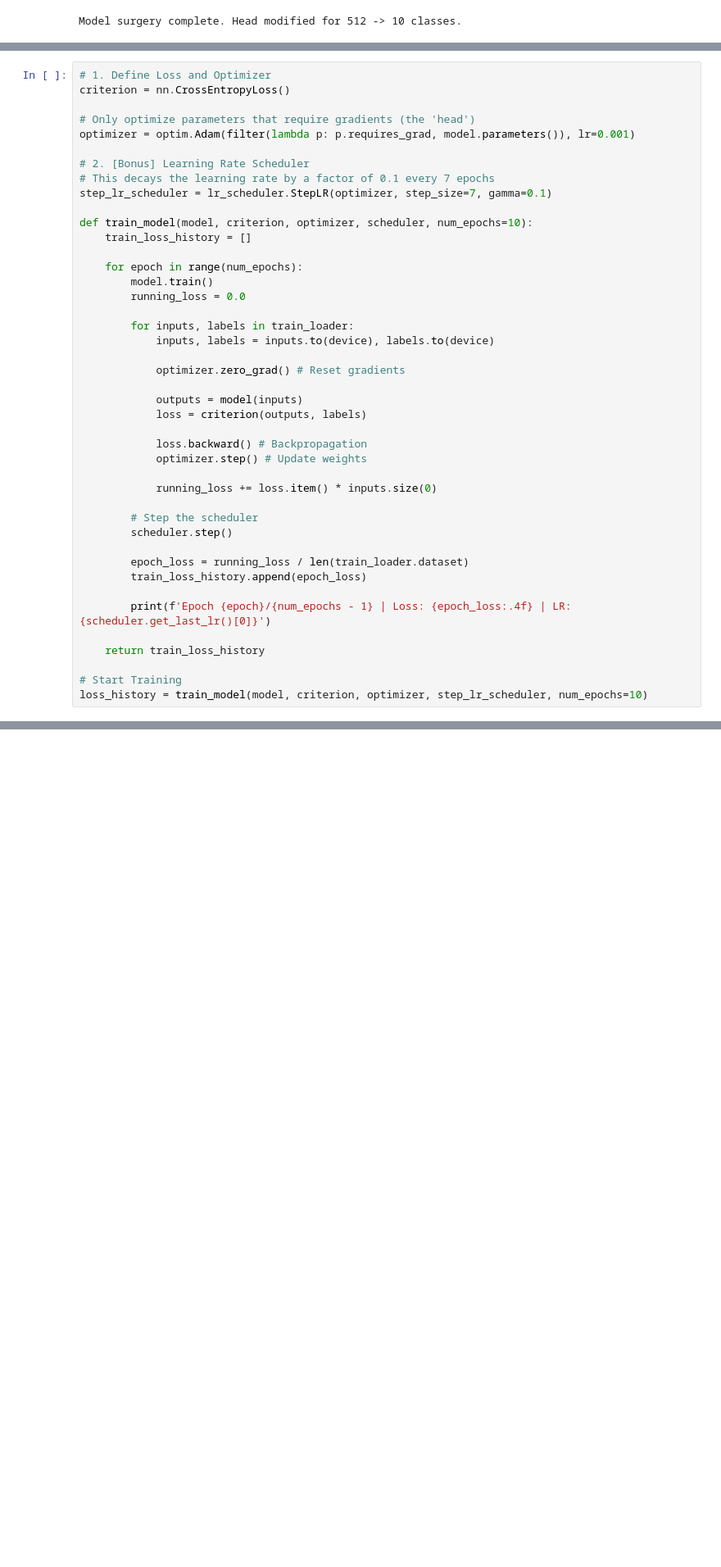
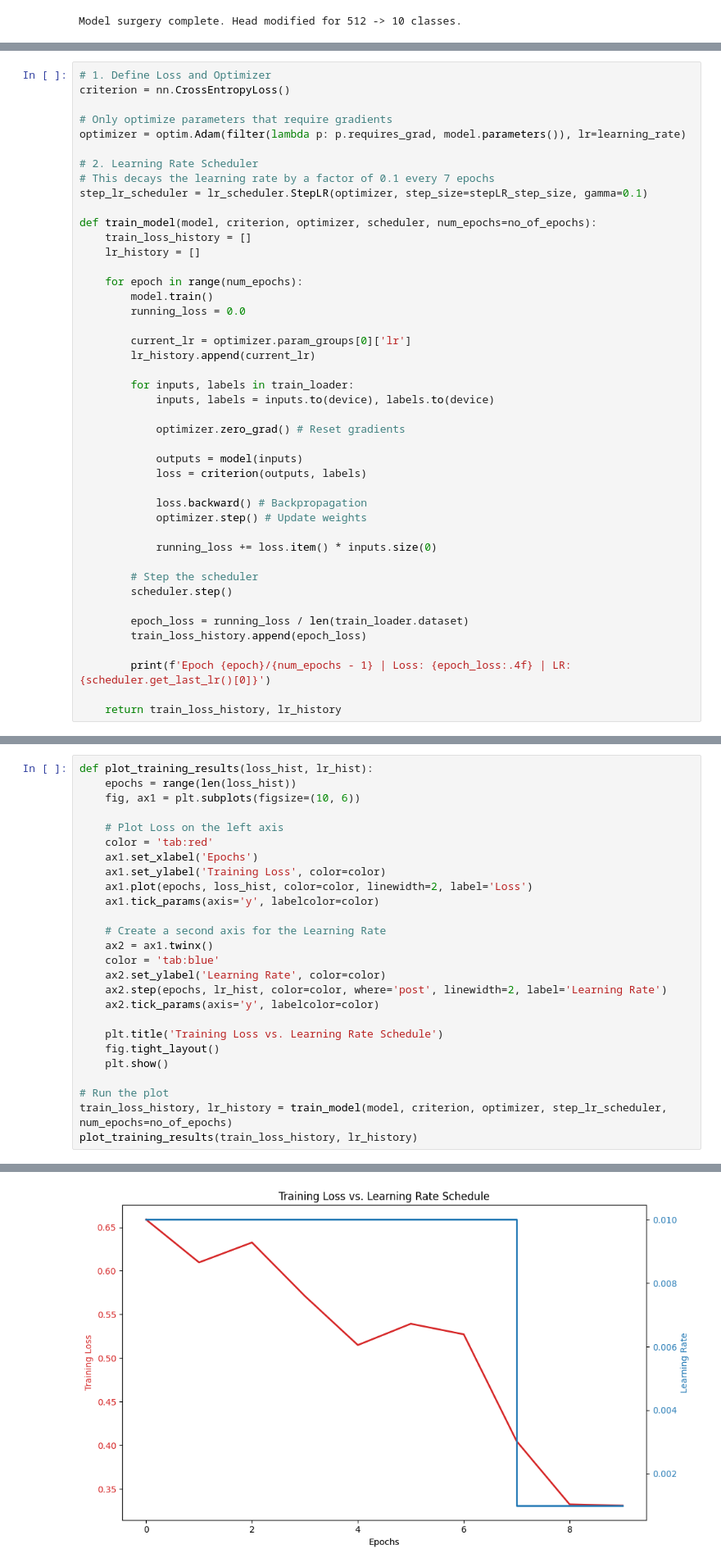
Before and after one commit to p-retrover/basic_machine_learning, a Jupyter notebook: fine_tuning_pretrained_model/training.ipynb, the cells around one changed output, grey strips where cells are left out. Shown at 82% size. Saved outputs shown, nothing was run; the diff lists cells and outputs as text; blank space fills up the shorter version.

Commit message:
training complete

```diff
--- a/fine_tuning_pretrained_model/training.ipynb
+++ b/fine_tuning_pretrained_model/training.ipynb
@@ -209,19 +311,23 @@ Epoch 5 - Loss: 0.6668
 # 1. Define Loss and Optimizer
 criterion = nn.CrossEntropyLoss()
 
-# Only optimize parameters that require gradients (the 'head')
-optimizer = optim.Adam(filter(lambda p: p.requires_grad, model.parameters()), lr=0.001)
+# Only optimize parameters that require gradients
+optimizer = optim.Adam(filter(lambda p: p.requires_grad, model.parameters()), lr=learning_rate)
 
-# 2. [Bonus] Learning Rate Scheduler
+# 2. Learning Rate Scheduler
 # This decays the learning rate by a factor of 0.1 every 7 epochs
-step_lr_scheduler = lr_scheduler.StepLR(optimizer, step_size=7, gamma=0.1)
+step_lr_scheduler = lr_scheduler.StepLR(optimizer, step_size=stepLR_step_size, gamma=0.1)
 
-def train_model(model, criterion, optimizer, scheduler, num_epochs=10):
+def train_model(model, criterion, optimizer, scheduler, num_epochs=no_of_epochs):
     train_loss_history = []
+    lr_history = []
 
     for epoch in range(num_epochs):
         model.train()
         running_loss = 0.0
+
+        current_lr = optimizer.param_groups[0]['lr']
+        lr_history.append(current_lr)
 
         for inputs, labels in train_loader:
             inputs, labels = inputs.to(device), labels.to(device)
@@ -244,7 +350,4 @@ def train_model(model, criterion, optimizer, scheduler, num_epochs=10):
 
         print(f'Epoch {epoch}/{num_epochs - 1} | Loss: {epoch_loss:.4f} | LR: {scheduler.get_last_lr()[0]}')
 
-    return train_loss_history
-
-# Start Training
-loss_history = train_model(model, criterion, optimizer, step_lr_scheduler, num_epochs=10)
+    return train_loss_history, lr_history
@@ -258,0 +354,27 @@ Epoch 6/9 | Loss: 0.5242 | LR: 0.0001
+# %%
+def plot_training_results(loss_hist, lr_hist):
+    epochs = range(len(loss_hist))
+    fig, ax1 = plt.subplots(figsize=(10, 6))
+
+    # Plot Loss on the left axis
+    color = 'tab:red'
+    ax1.set_xlabel('Epochs')
+    ax1.set_ylabel('Training Loss', color=color)
+    ax1.plot(epochs, loss_hist, color=color, linewidth=2, label='Loss')
+    ax1.tick_params(axis='y', labelcolor=color)
+
+    # Create a second axis for the Learning Rate
+    ax2 = ax1.twinx()
+    color = 'tab:blue'
+    ax2.set_ylabel('Learning Rate', color=color)
+    ax2.step(epochs, lr_hist, color=color, where='post', linewidth=2, label='Learning Rate')
+    ax2.tick_params(axis='y', labelcolor=color)
+
+    plt.title('Training Loss vs. Learning Rate Schedule')
+    fig.tight_layout()
+    plt.show()
+
+# Run the plot
+train_loss_history, lr_history = train_model(model, criterion, optimizer, step_lr_scheduler, num_epochs=no_of_epochs)
+plot_training_results(train_loss_history, lr_history)
+# %% [output]
@@ -258,0 +391 @@ Epoch 6/9 | Loss: 0.5242 | LR: 0.0001
+[figure, added]
```
Also changed, not shown: parts of 14 cells of this notebook.
